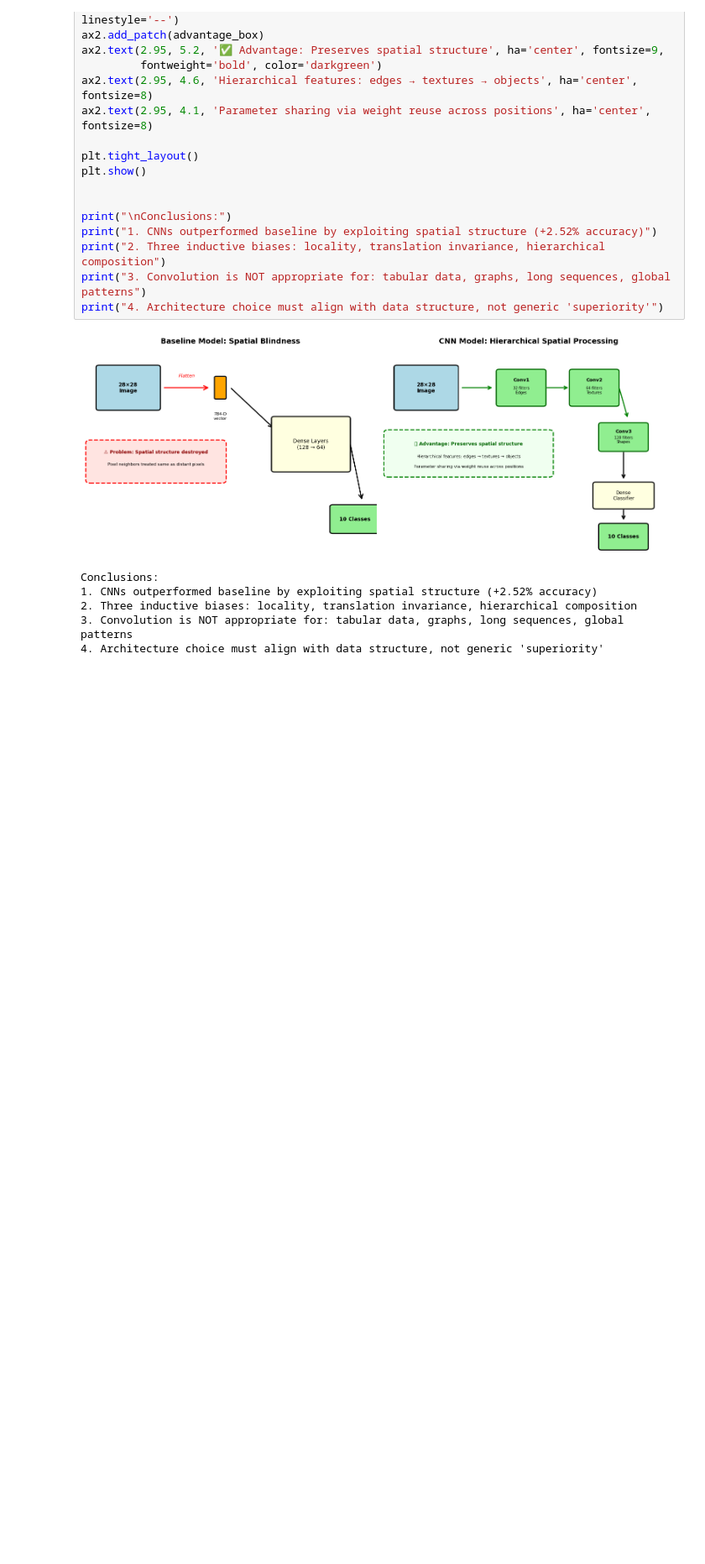
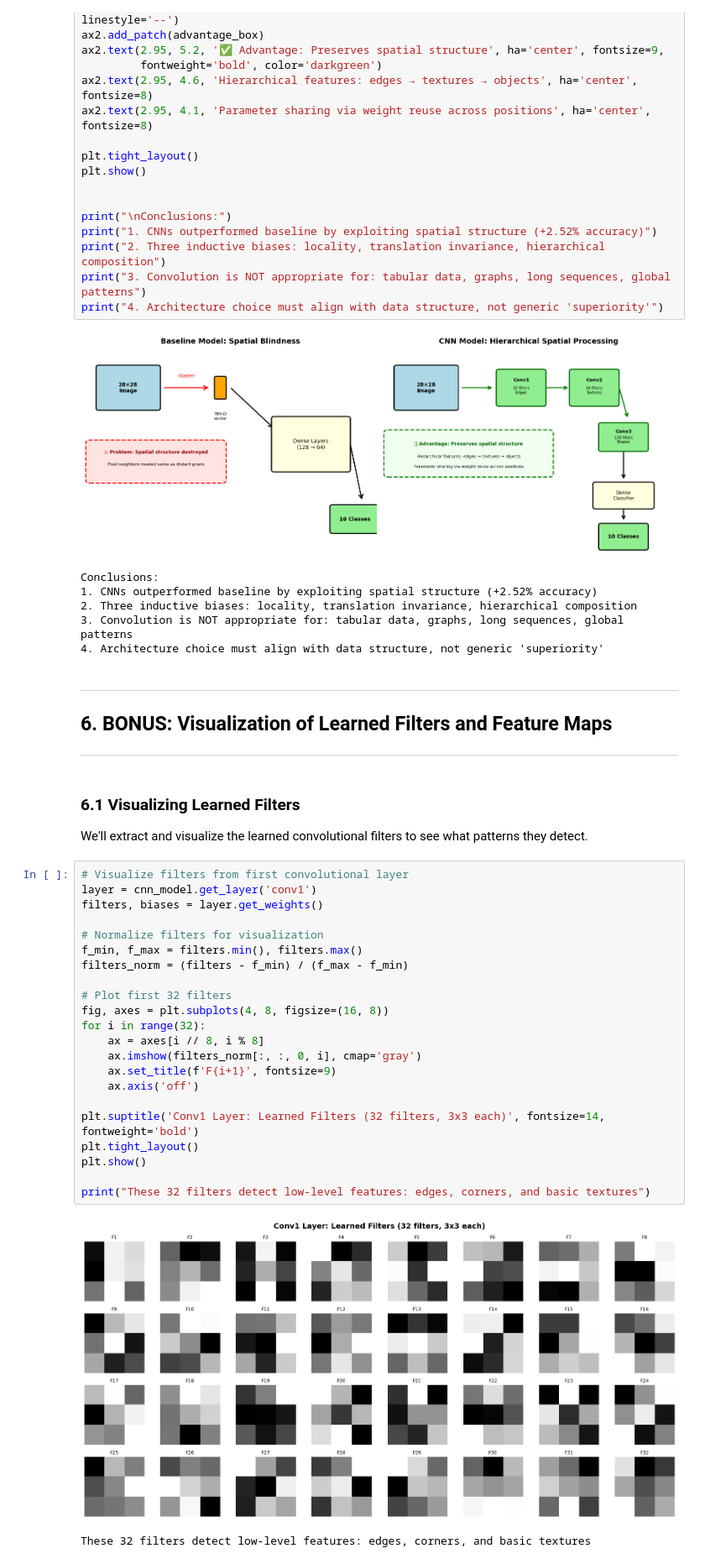
Before and after one commit to Eliza-05/convolutional-layers, a Jupyter notebook: cnn_architecture_analysis.ipynb, the cells around one changed output. Shown at 84% size. Saved outputs shown, nothing was run; the diff lists cells and outputs as text; blank space fills up the shorter version.

```diff
--- a/cnn_architecture_analysis.ipynb
+++ b/cnn_architecture_analysis.ipynb
@@ -2411,3 +2414,38 @@ Conclusions:
 2. Three inductive biases: locality, translation invariance, hierarchical composition
 3. Convolution is NOT appropriate for: tabular data, graphs, long sequences, global patterns
 4. Architecture choice must align with data structure, not generic 'superiority'
+# %% [markdown]
+---
+
+## 6. BONUS: Visualization of Learned Filters and Feature Maps
+
+---
+# %% [markdown]
+### 6.1 Visualizing Learned Filters
+
+We'll extract and visualize the learned convolutional filters to see what patterns they detect.
+# %%
+# Visualize filters from first convolutional layer
+layer = cnn_model.get_layer('conv1')
+filters, biases = layer.get_weights()
+
+# Normalize filters for visualization
+f_min, f_max = filters.min(), filters.max()
+filters_norm = (filters - f_min) / (f_max - f_min)
+
+# Plot first 32 filters
+fig, axes = plt.subplots(4, 8, figsize=(16, 8))
+for i in range(32):
+    ax = axes[i // 8, i % 8]
+    ax.imshow(filters_norm[:, :, 0, i], cmap='gray')
+    ax.set_title(f'F{i+1}', fontsize=9)
+    ax.axis('off')
+
+plt.suptitle('Conv1 Layer: Learned Filters (32 filters, 3x3 each)', fontsize=14, fontweight='bold')
+plt.tight_layout()
+plt.show()
+
+print("These 32 filters detect low-level features: edges, corners, and basic textures")
+# %% [output]
+[figure, added]
+These 32 filters detect low-level features: edges, corners, and basic textures
```
Also changed, not shown: parts of 30 cells of this notebook, 7 other files.
